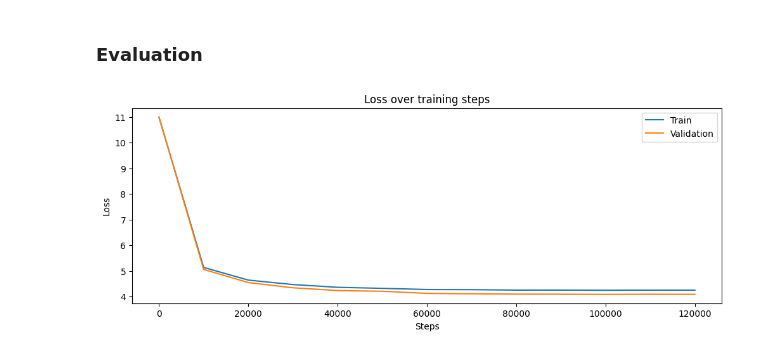
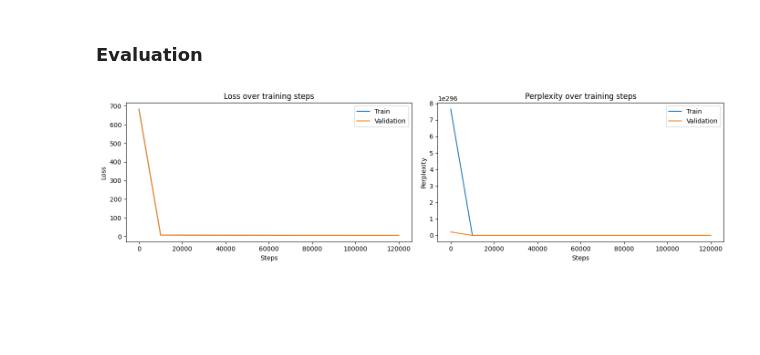
Before and after one commit to lealal/gpt_2-update, a Jupyter notebook: gpt2-update.ipynb, the cells around one changed output. Saved outputs shown, nothing was run; the diff lists cells and outputs as text; code cells hidden in the pictures; blank space fills up the shorter version.

```diff
--- a/gpt2-update.ipynb
+++ b/gpt2-update.ipynb
@@ -345,10 +335,10 @@ class Transformer(nn.Module):
         self.norm1 = RMSNorm(emb_dim=cfg['emb_dim'])
         self.norm2 = RMSNorm(emb_dim=cfg['emb_dim'])
 
-    def forward(self, x, mask, cos, sin):
+    def forward(self, x, cos, sin):
         shortcut = x
         x = self.norm1(x)
-        x = self.attn(x, mask, cos, sin)
+        x = self.attn(x, cos, sin)
         x = x + shortcut
 
         shortcut = x
@@ -398,13 +386,13 @@ class GPT2_Model(nn.Module):
         return logits
 # %%
 MODEL_CONFIG = {
-    'vocab_size': 50297,
+    'vocab_size': 50257,
     'context_length': CONTEXT_LENGTH,
-    'n_layers': 10,
+    'n_layers': 13,
     'n_heads': 8,
     'n_kv_groups': 4,
-    'emb_dim': 720,
-    'hidden_dim': 1280,
+    'emb_dim': 768,
+    'hidden_dim': 2048,
     'dtype': torch.bfloat16
 }
 # %%
@@ -583,7 +587,7 @@ warmup_steps = int((len(train_loader) * num_epochs) * 0.05)
 GRAD_ACCUM_STEPS = 2
 
 start_training_time = time.time()
-train_loss, val_loss = train(
+train_losses, val_losses, train_perplexities, val_perplexities = train(
     model=model,
     train_loader=train_loader,
     val_loader=val_loader,
@@ -628,18 +635,28 @@ torch.save(model.state_dict(), 'model_last.pth')
 # %% [markdown]
 ### Evaluation
 # %%
-steps = np.arange(0, 120001, 10000)
+steps = np.arange(0, len(train_losses) * 10000, 10000)
 
-plt.figure(figsize=(12,4))
-plt.plot(steps, train_loss, label='Train')
-plt.plot(steps, val_loss, label='Validation')
-plt.xlabel('Steps')
-plt.ylabel('Loss')
-plt.title('Loss over training steps')
-plt.legend()
+fig, (ax1, ax2) = plt.subplots(1, 2, figsize=(14, 4))
+
+ax1.plot(steps, train_losses, label='Train')
+ax1.plot(steps, val_losses, label='Validation')
+ax1.set_xlabel('Steps')
+ax1.set_ylabel('Loss')
+ax1.set_title('Loss over training steps')
+ax1.legend()
+
+ax2.plot(steps, train_perplexities, label='Train')
+ax2.plot(steps, val_perplexities, label='Validation')
+ax2.set_xlabel('Steps')
+ax2.set_ylabel('Perplexity')
+ax2.set_title('Perplexity over training steps')
+ax2.legend()
+
+plt.tight_layout()
 plt.show()
 # %% [output]
-[figure, old version]
+[figure, new version]
 # %%
 model.eval()
 
```
Also changed, not shown: parts of 18 cells of this notebook, 1 other file.
